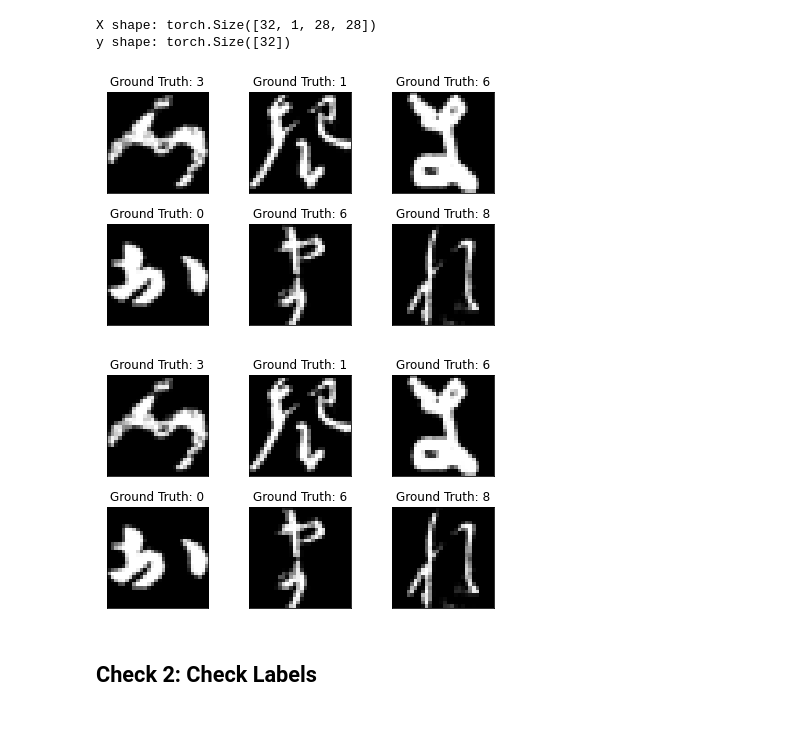
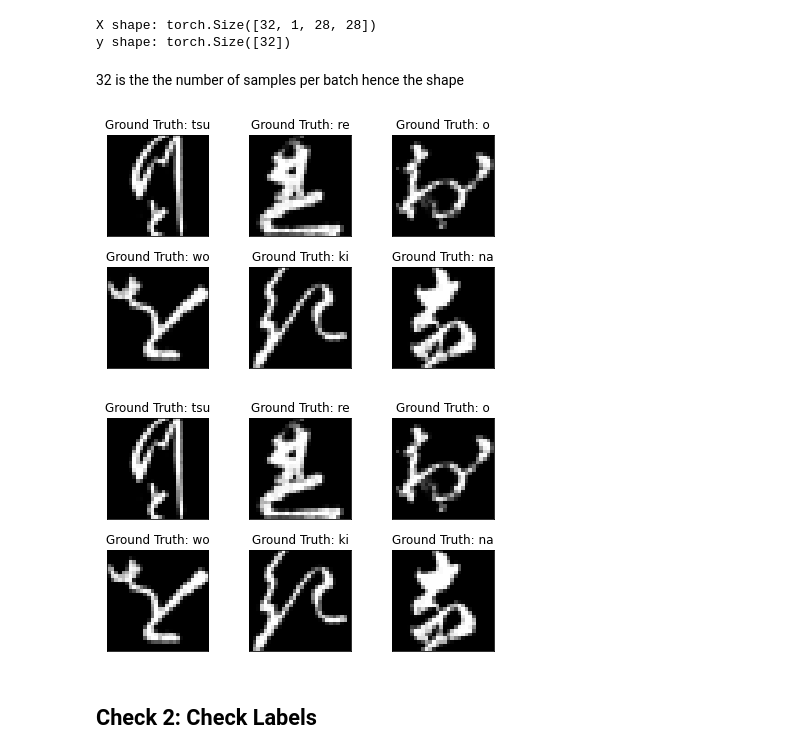
Before and after one commit to kurkurzz/Code, a Jupyter notebook: Multi_Layer_Perceptron_with_Kuzhushiji_MNIST_dataset.ipynb, the cells around one changed output. Cells and saved outputs as stored; diff of their text form; code cells hidden in the pictures; blank space fills up the shorter version.

```diff
--- a/Multi_Layer_Perceptron_with_Kuzhushiji_MNIST_dataset.ipynb
+++ b/Multi_Layer_Perceptron_with_Kuzhushiji_MNIST_dataset.ipynb
@@ -97,19 +100,21 @@ print(f'y shape: {example_targets.shape}')
 # %% [output]
 X shape: torch.Size([32, 1, 28, 28])
 y shape: torch.Size([32])
+# %% [markdown]
+32 is the the number of samples per batch hence the shape
 # %%
 fig = plt.figure()
 for i in range(6):
     plt.subplot(2, 3, i+1)
     plt.tight_layout()
     plt.imshow(example_data[i][0, :, :], cmap='gray', interpolation='none')
-    plt.title(f'Ground Truth: {example_targets[i]}')
+    plt.title(f'Ground Truth: {train_data.classes[example_targets[i]]}')
     plt.xticks([])
     plt.yticks([])
 fig
 # %% [output]
-[figure, old version]
+[figure, new version]
-[figure, old version]
+[figure, new version]
 # %% [markdown]
 ## Check 2: Check Labels
 # %%
```
Also changed, not shown: parts of 21 cells of this notebook.
